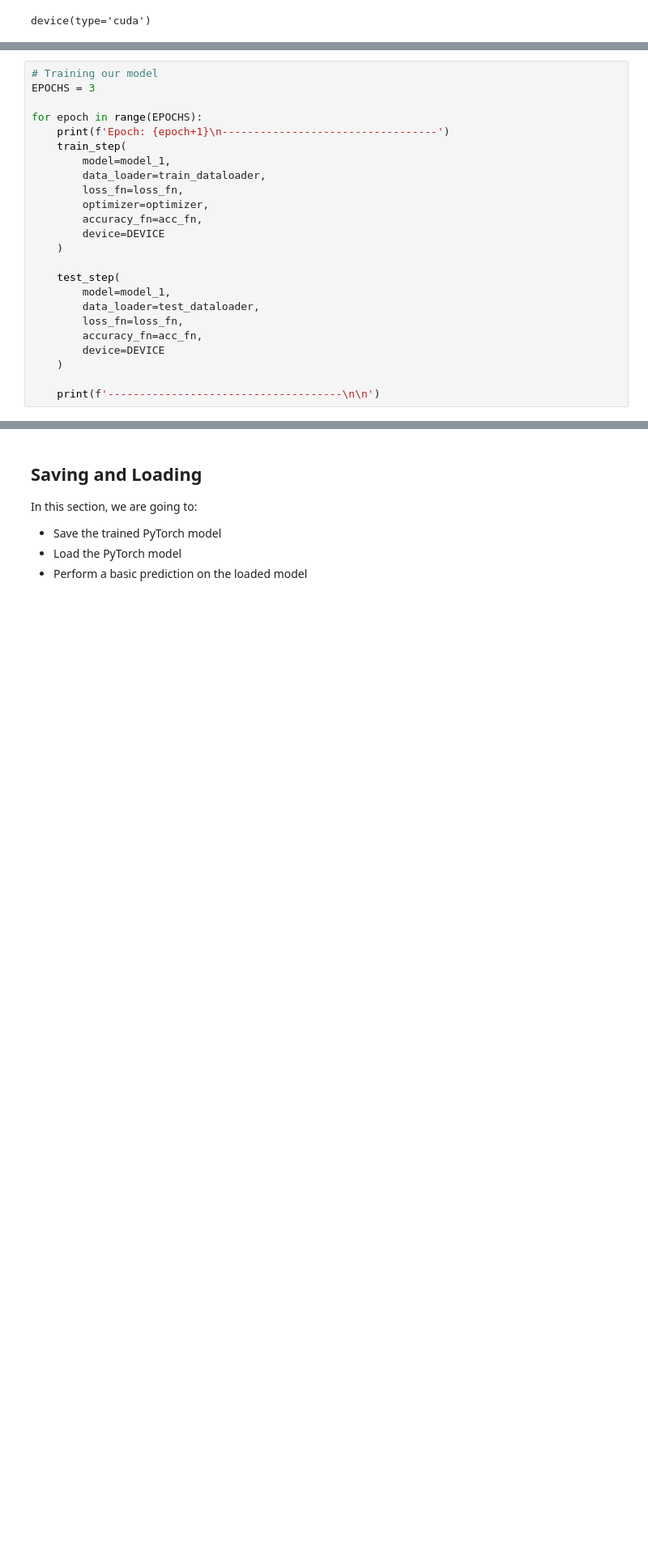
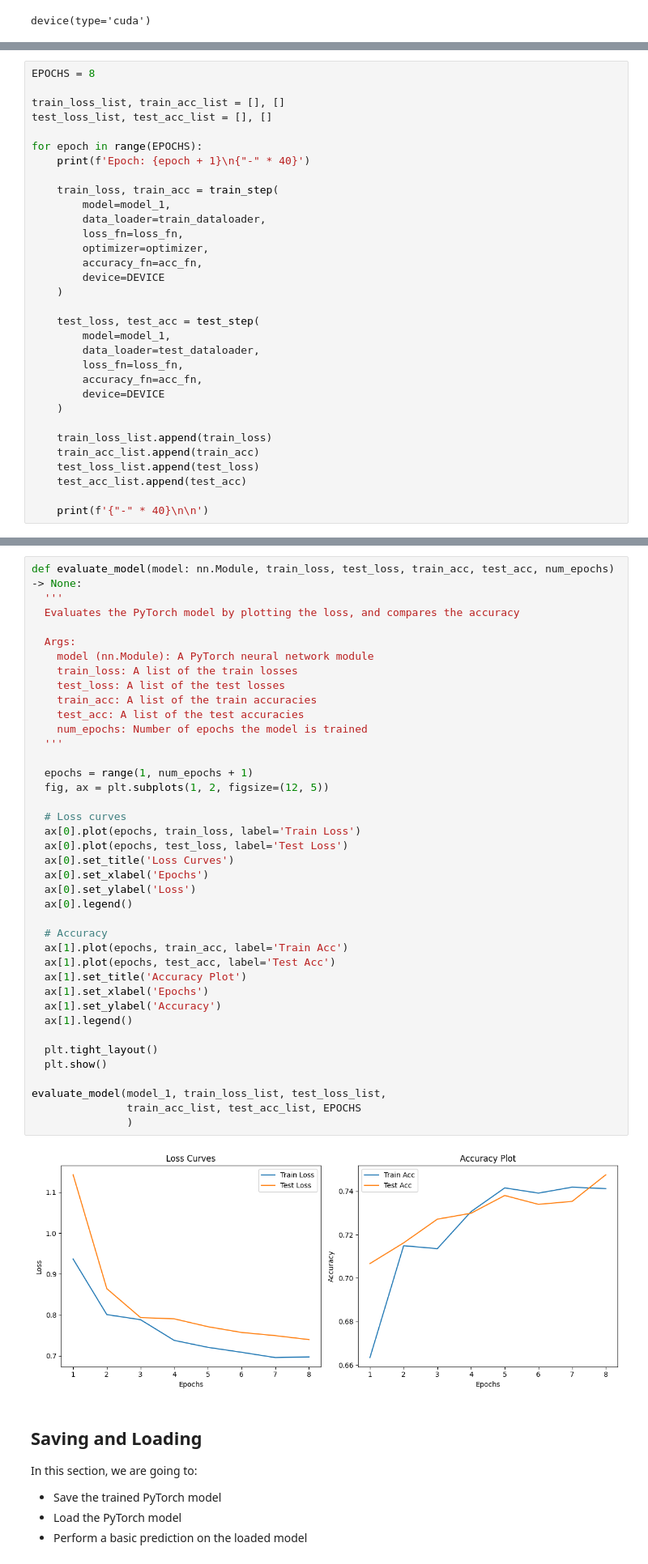
Before and after one commit to hydraadra112/v-net-classifier, a Jupyter notebook: model.ipynb, the cells around one changed output, grey strips where cells are left out. Shown at 81% size. Cells and saved outputs as stored; diff of their text form; blank space fills up the shorter version.

```diff
--- a/model.ipynb
+++ b/model.ipynb
@@ -490,10 +582,13 @@ Loss: 122.1247329711914
 # %%
-# Training our model
-EPOCHS = 3
+EPOCHS = 8
+
+train_loss_list, train_acc_list = [], []
+test_loss_list, test_acc_list = [], []
 
 for epoch in range(EPOCHS):
-    print(f'Epoch: {epoch+1}\n----------------------------------')
-    train_step(
+    print(f'Epoch: {epoch + 1}\n{"-" * 40}')
+
+    train_loss, train_acc = train_step(
         model=model_1,
         data_loader=train_dataloader,
         loss_fn=loss_fn,
@@ -502,7 +597,7 @@ for epoch in range(EPOCHS):
         device=DEVICE
     )
 
-    test_step(
+    test_loss, test_acc = test_step(
         model=model_1,
         data_loader=test_dataloader,
         loss_fn=loss_fn,
@@ -510,6 +605,11 @@ for epoch in range(EPOCHS):
         device=DEVICE
     )
 
-    print(f'-------------------------------------\n\n')
+    train_loss_list.append(train_loss)
+    train_acc_list.append(train_acc)
+    test_loss_list.append(test_loss)
+    test_acc_list.append(test_acc)
+
+    print(f'{"-" * 40}\n\n')
 # %% [output]
 Epoch: 1
@@ -532,3 +632,44 @@ Epoch: 1
+# %%
+def evaluate_model(model: nn.Module, train_loss, test_loss, train_acc, test_acc, num_epochs) -> None:
+  '''
+  Evaluates the PyTorch model by plotting the loss, and compares the accuracy
+
+  Args:
+    model (nn.Module): A PyTorch neural network module
+    train_loss: A list of the train losses
+    test_loss: A list of the test losses
+    train_acc: A list of the train accuracies
+    test_acc: A list of the test accuracies
+    num_epochs: Number of epochs the model is trained
+  '''
+
+  epochs = range(1, num_epochs + 1)
+  fig, ax = plt.subplots(1, 2, figsize=(12, 5))
+
+  # Loss curves
+  ax[0].plot(epochs, train_loss, label='Train Loss')
+  ax[0].plot(epochs, test_loss, label='Test Loss')
+  ax[0].set_title('Loss Curves')
+  ax[0].set_xlabel('Epochs')
+  ax[0].set_ylabel('Loss')
+  ax[0].legend()
+
+  # Accuracy
+  ax[1].plot(epochs, train_acc, label='Train Acc')
+  ax[1].plot(epochs, test_acc, label='Test Acc')
+  ax[1].set_title('Accuracy Plot')
+  ax[1].set_xlabel('Epochs')
+  ax[1].set_ylabel('Accuracy')
+  ax[1].legend()
+
+  plt.tight_layout()
+  plt.show()
+
+evaluate_model(model_1, train_loss_list, test_loss_list,
+               train_acc_list, test_acc_list, EPOCHS
+               )
+# %% [output]
+[figure, added]
 # %% [markdown]
 ## Saving and Loading
 
```
Also changed, not shown: parts of 13 cells of this notebook.
